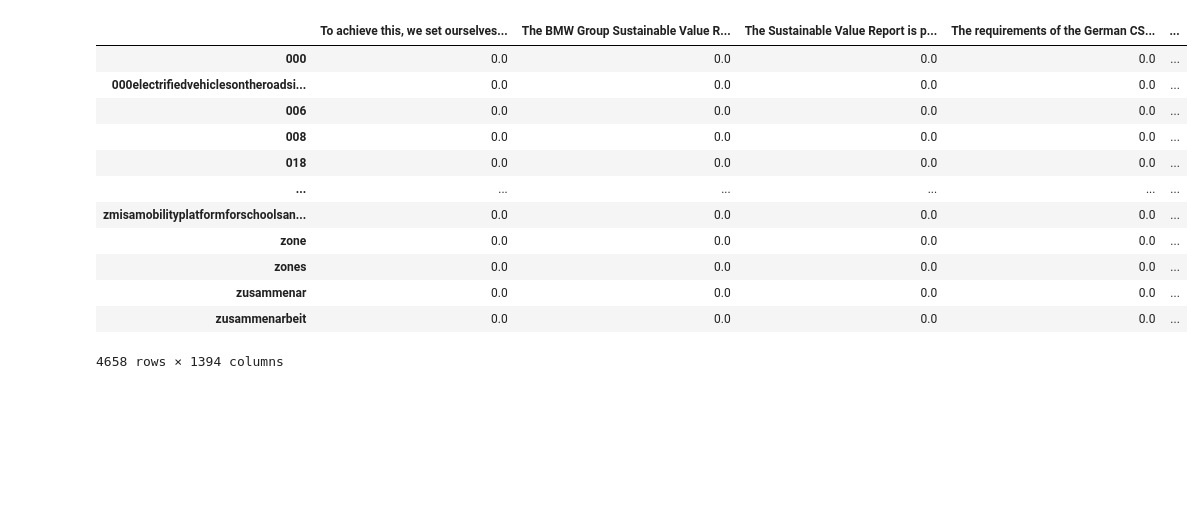
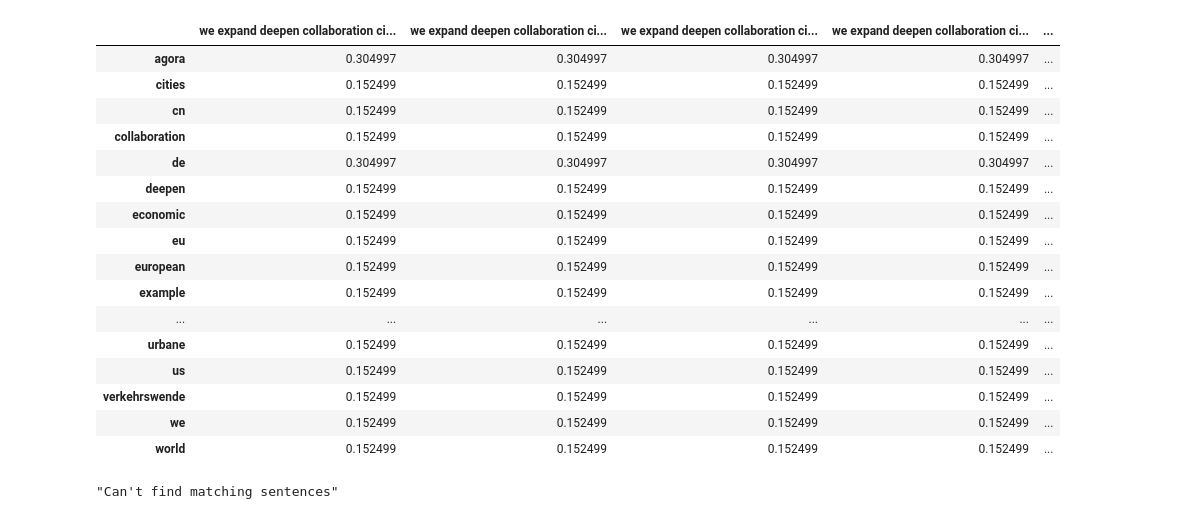
Before and after one commit to jettyevy/Draft-Text-Processing-Pipeline, a Jupyter notebook: transition_plan.ipynb, the cells around one changed output. Saved outputs shown, nothing was run; the diff lists cells and outputs as text; code cells hidden in the pictures; blank space fills up the shorter version.

Commit message:
Simplify the code and improve tf-idf vectorizer

```diff
--- a/transition_plan.ipynb
+++ b/transition_plan.ipynb
@@ -422,0 +375,14 @@ corpus
+# %%
+def label_relevancy(corpus, related_words):
+    related_words = pre_processing(related_words)
+    corpus = pre_processing(corpus)
+    related_sentences = [line for line in corpus if any(word in line for word in related_words)]
+    unrelated_sentences = [line for line in corpus if (line not in related_sentences)]
+    all_sentences = related_sentences + unrelated_sentences
+    all_data = pd.DataFrame(all_sentences, columns=['corpus'])
+    all_data['have_transition_plan'] = all_data['corpus'].isin(related_sentences)
+    return related_sentences, unrelated_sentences, all_data
+# %%
+related_words = ['transition']
+related_sentences, unrelated_sentences, all_data = label_relevancy(corpus, related_words)
+all_data.head
@@ -422,0 +406,5 @@ corpus
+# %%
+from sklearn.model_selection import train_test_split
+
+X_train, X_test= train_test_split(related_sentences, test_size=0.5)
+X_train[:5]
@@ -423,6 +417,6 @@ corpus
 # %%
 vectorizer = TfidfVectorizer()
-tf_idf_matrix = vectorizer.fit_transform(corpus)
+tf_idf_matrix = vectorizer.fit_transform(X_train)
 # %%
 tf_idf_matrix.shape
 # %% [output]
@@ -430,19 +424,23 @@ tf_idf_matrix.shape
 # %%
 feature_names = vectorizer.get_feature_names()
-corpus_index = [n for n in corpus]
+corpus_index = [n for n in X_train]
 df = pd.DataFrame(tf_idf_matrix.T.todense(), index=feature_names, columns=corpus_index)
 df
 # %% [output]
-|  | To achieve this, we set ourselves... | The BMW Group Sustainable Value R... | The Sustainable Value Report is p... | The requirements of the German CS... | ... |
-| 000 | 0.0 | 0.0 | 0.0 | 0.0 | ... |
-| 000electrifiedvehiclesontheroadsi... | 0.0 | 0.0 | 0.0 | 0.0 | ... |
-| 006 | 0.0 | 0.0 | 0.0 | 0.0 | ... |
-| 008 | 0.0 | 0.0 | 0.0 | 0.0 | ... |
-| 018 | 0.0 | 0.0 | 0.0 | 0.0 | ... |
+|  | we expand deepen collaboration ci... | we expand deepen collaboration ci... | we expand deepen collaboration ci... | we expand deepen collaboration ci... | ... |
+| agora | 0.304997 | 0.304997 | 0.304997 | 0.304997 | ... |
+| cities | 0.152499 | 0.152499 | 0.152499 | 0.152499 | ... |
+| cn | 0.152499 | 0.152499 | 0.152499 | 0.152499 | ... |
+| collaboration | 0.152499 | 0.152499 | 0.152499 | 0.152499 | ... |
+| de | 0.304997 | 0.304997 | 0.304997 | 0.304997 | ... |
+| deepen | 0.152499 | 0.152499 | 0.152499 | 0.152499 | ... |
+| economic | 0.152499 | 0.152499 | 0.152499 | 0.152499 | ... |
+| eu | 0.152499 | 0.152499 | 0.152499 | 0.152499 | ... |
+| european | 0.152499 | 0.152499 | 0.152499 | 0.152499 | ... |
+| example | 0.152499 | 0.152499 | 0.152499 | 0.152499 | ... |
 | ... | ... | ... | ... | ... | ... |
-| zmisamobilityplatformforschoolsan... | 0.0 | 0.0 | 0.0 | 0.0 | ... |
-| zone | 0.0 | 0.0 | 0.0 | 0.0 | ... |
-| zones | 0.0 | 0.0 | 0.0 | 0.0 | ... |
-| zusammenar | 0.0 | 0.0 | 0.0 | 0.0 | ... |
-| zusammenarbeit | 0.0 | 0.0 | 0.0 | 0.0 | ... |
+| urbane | 0.152499 | 0.152499 | 0.152499 | 0.152499 | ... |
+| us | 0.152499 | 0.152499 | 0.152499 | 0.152499 | ... |
+| verkehrswende | 0.152499 | 0.152499 | 0.152499 | 0.152499 | ... |
+| we | 0.152499 | 0.152499 | 0.152499 | 0.152499 | ... |
+| world | 0.152499 | 0.152499 | 0.152499 | 0.152499 | ... |
-4658 rows × 1394 columns
@@ -470,0 +481,4 @@ def find_related_sentences(im):
+# %%
+find_related_sentences(['We have a low transition plan','Yes Im Jeff'])
+# %% [output]
+"Can't find matching sentences"
```
Also changed, not shown: parts of 32 cells of this notebook, 2 other files.
